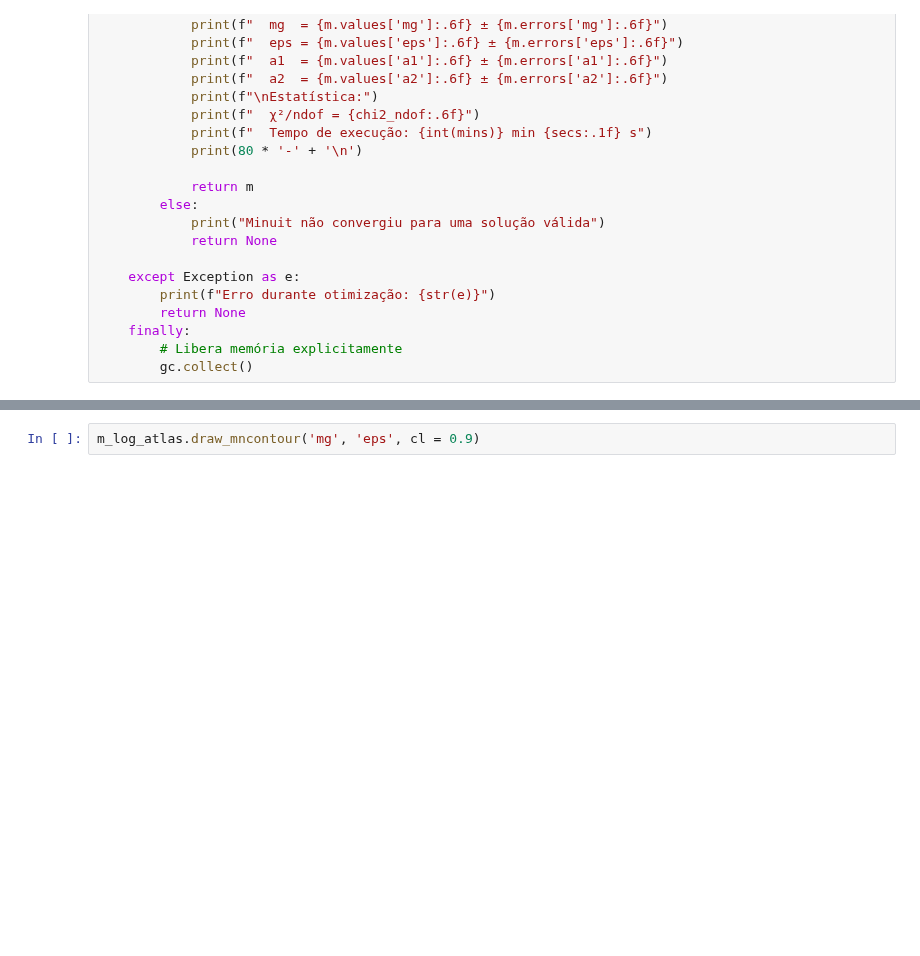
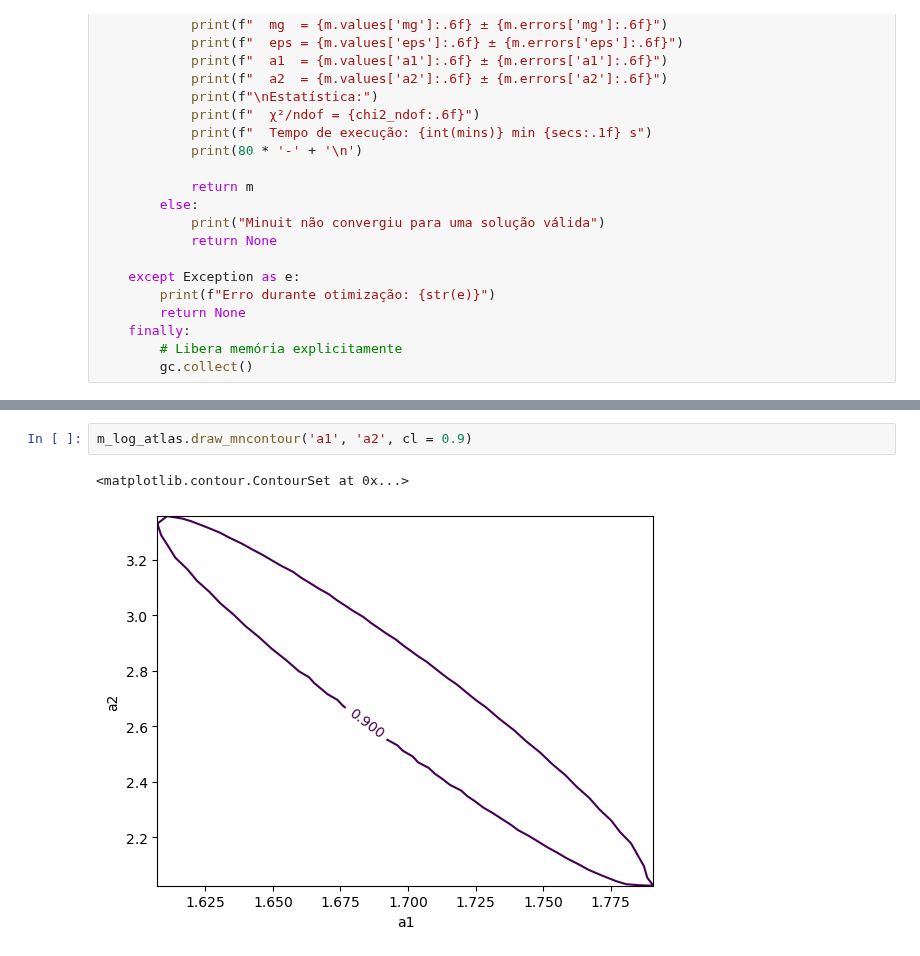
Before and after one commit to HEP-Physics-UFRGS/Two-Gluon-Exchange, a Jupyter notebook: scripts/explonatory/best_fit_v4.ipynb, the cells around one changed output, grey strips where cells are left out. Drawn from its saved outputs; the diff is of its cells as text; blank space fills up the shorter version.

```diff
--- a/scripts/explonatory/best_fit_v4.ipynb
+++ b/scripts/explonatory/best_fit_v4.ipynb
@@ -406,2 +432,5 @@ m_log_atlas = otimization(total_cost_log_atlas,
 # %%
-m_log_atlas.draw_mncontour('mg', 'eps', cl = 0.9)
+m_log_atlas.draw_mncontour('a1', 'a2', cl = 0.9)
+# %% [output]
+<matplotlib.contour.ContourSet at 0x...>
+[figure, added]
```
Also changed, not shown: parts of 1 cell of this notebook, 34 other files.
